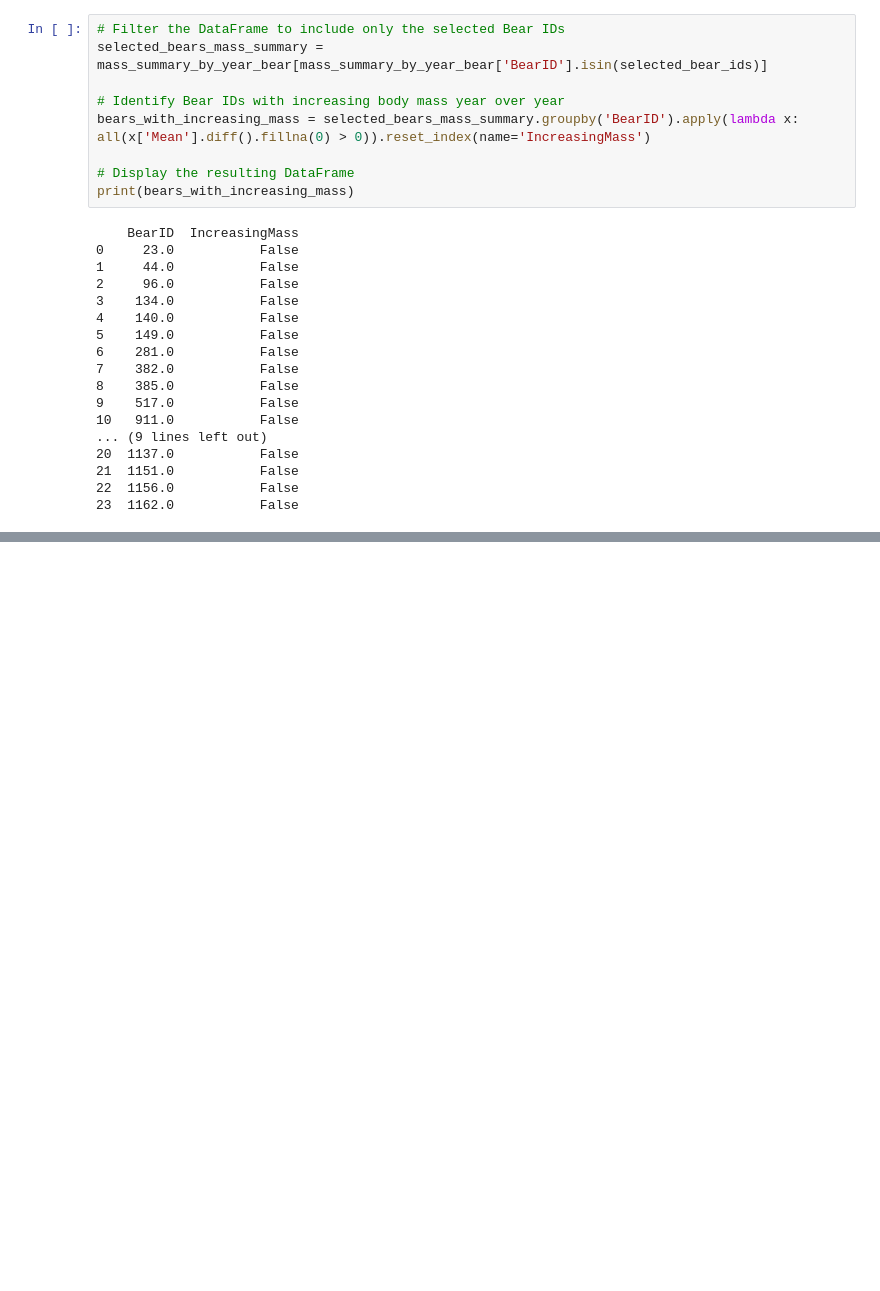
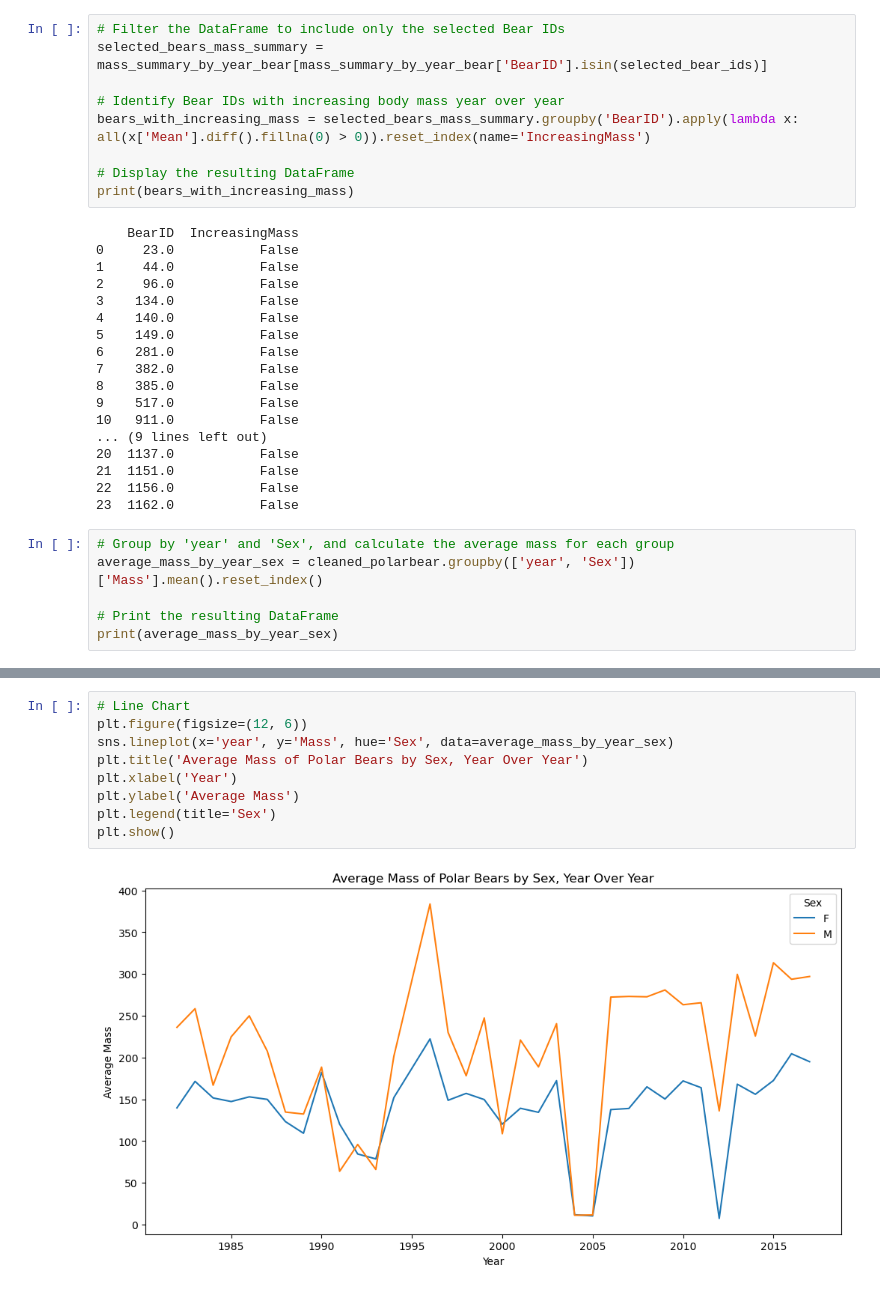
Before and after one commit to Earthreveals/UCB_Project1, a Jupyter notebook: Krystin_Paolo_Mari_Nick_Groupproject-Copy1.ipynb, the cells around one changed output, grey strips where cells are left out. Saved outputs shown, nothing was run; the diff lists cells and outputs as text; blank space fills up the shorter version.

```diff
--- a/Krystin_Paolo_Mari_Nick_Groupproject-Copy1.ipynb
+++ b/Krystin_Paolo_Mari_Nick_Groupproject-Copy1.ipynb
@@ -546,3 +546,9 @@ print(bears_with_increasing_mass)
 21  1151.0           False
 22  1156.0           False
 23  1162.0           False
+# %%
+# Group by 'year' and 'Sex', and calculate the average mass for each group
+average_mass_by_year_sex = cleaned_polarbear.groupby(['year', 'Sex'])['Mass'].mean().reset_index()
+
+# Print the resulting DataFrame
+print(average_mass_by_year_sex)
@@ -548,0 +570,11 @@ print(bears_with_increasing_mass)
+# %%
+# Line Chart
+plt.figure(figsize=(12, 6))
+sns.lineplot(x='year', y='Mass', hue='Sex', data=average_mass_by_year_sex)
+plt.title('Average Mass of Polar Bears by Sex, Year Over Year')
+plt.xlabel('Year')
+plt.ylabel('Average Mass')
+plt.legend(title='Sex')
+plt.show()
+# %% [output]
+[figure, added]
```
Also changed, not shown: parts of 1 cell of this notebook.
